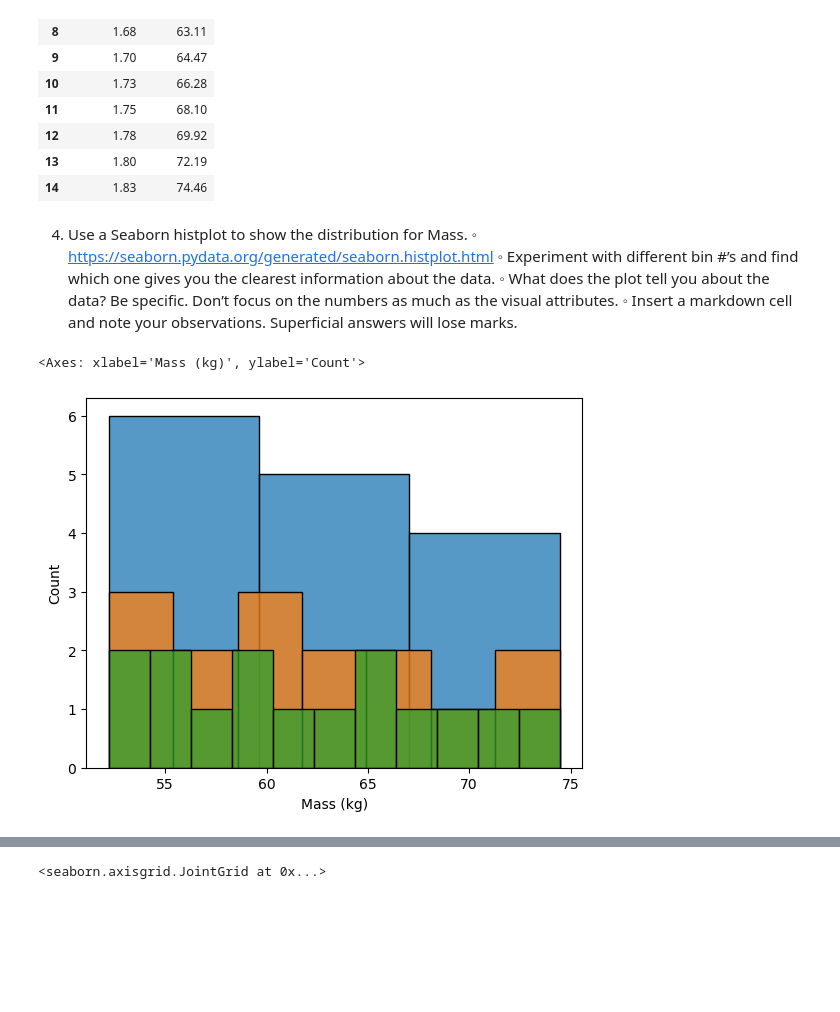
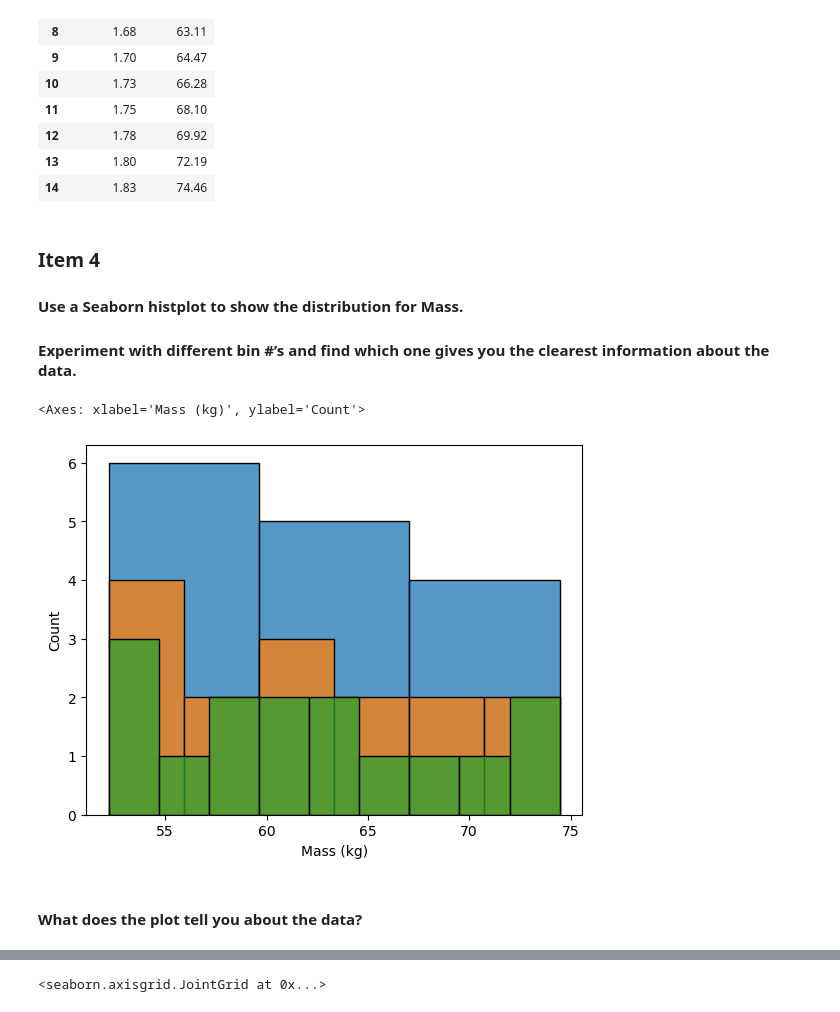
Before and after one commit to Icewav3/Comp-2040_CaseStudy1, a Jupyter notebook: CaseStudy.ipynb, the cells around one changed output, grey strips where cells are left out. Saved outputs shown, nothing was run; the diff lists cells and outputs as text; code cells hidden in the pictures; blank space fills up the shorter version.

```diff
--- a/CaseStudy.ipynb
+++ b/CaseStudy.ipynb
@@ -39,15 +46,15 @@ people
 | 13 | 1.80 | 72.19 |
 | 14 | 1.83 | 74.46 |
 # %% [markdown]
-4.	Use a Seaborn histplot to show the distribution for Mass.
-◦ https://seaborn.pydata.org/generated/seaborn.histplot.html
-◦ Experiment with different bin #’s and find which one gives you the clearest information about the data.
-◦ What does the plot tell you about the data? Be specific. Don’t focus on the numbers as much as the visual attributes.
-◦ Insert a markdown cell and note your observations. Superficial answers will lose marks.
+### Item 4
+#### Use a Seaborn histplot to show the distribution for Mass.
+#### Experiment with different bin #’s and find which one gives you the clearest information about the data.
 # %%
-sb.histplot(people, x='Mass (kg)', bins=3)
-sb.histplot(people, x='Mass (kg)', bins=7)
-sb.histplot(people, x='Mass (kg)', bins=11)
+sns.histplot(people, x='Mass (kg)', bins=3)
+sns.histplot(people, x='Mass (kg)', bins=6)
+sns.histplot(people, x='Mass (kg)', bins=9)
 # %% [output]
 <Axes: xlabel='Mass (kg)', ylabel='Count'>
-[figure, old version]
+[figure, new version]
+# %% [markdown]
+#### What does the plot tell you about the data?
```
Also changed, not shown: parts of 31 cells of this notebook.
